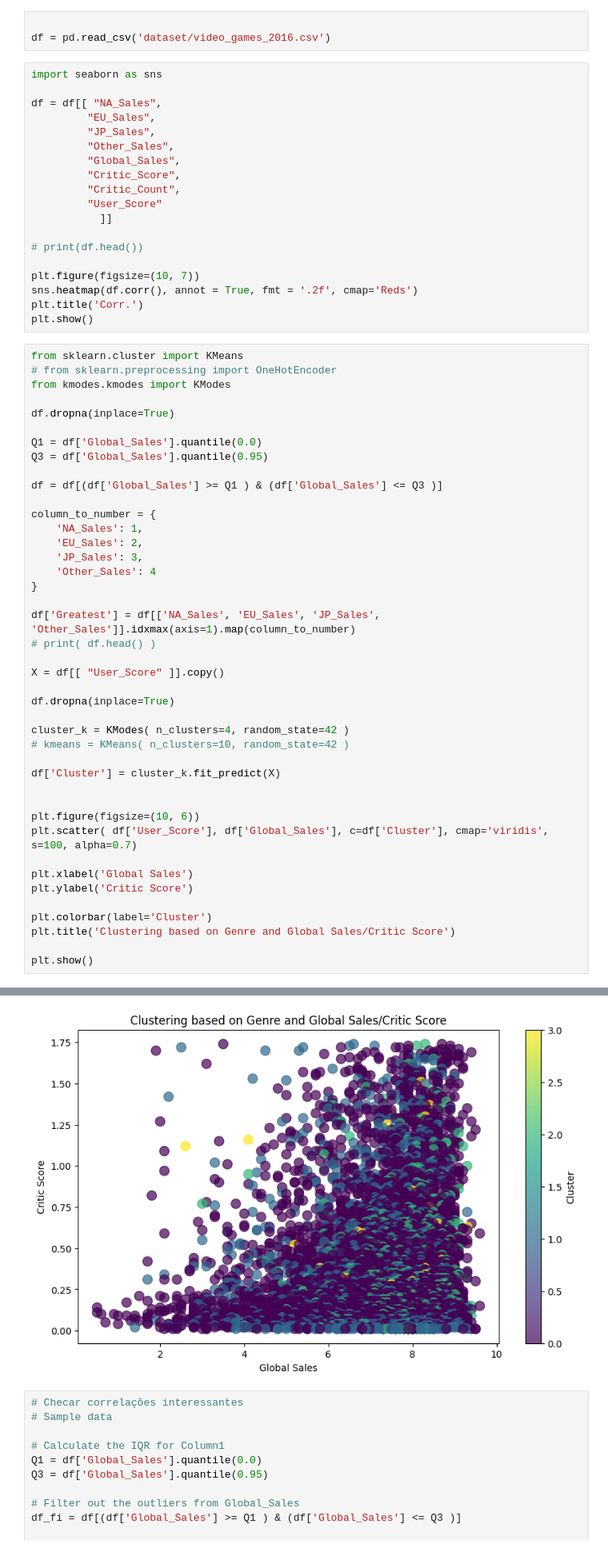
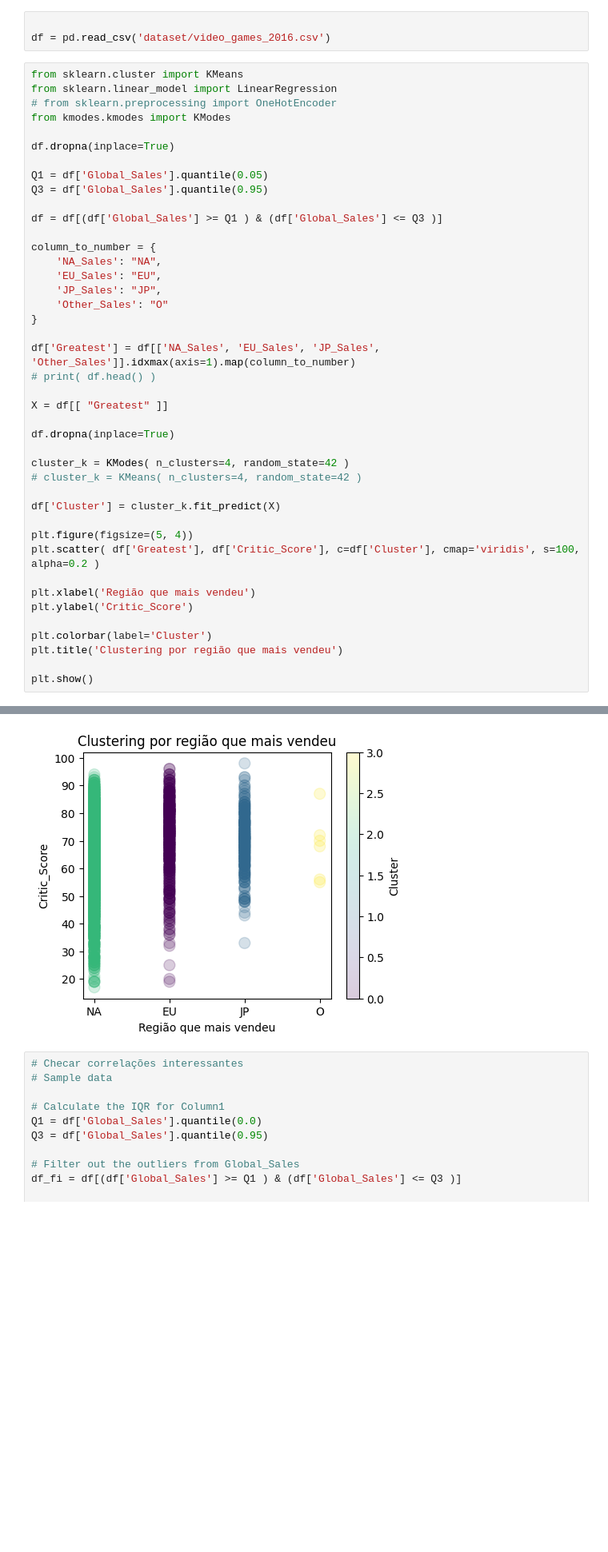
Before and after one commit to wolke412/topicos-4, a Jupyter notebook: video-game.ipynb, the cells around one changed output, grey strips where cells are left out. Shown: that part at 80% size. Cells and saved outputs as stored; diff of their text form; blank space fills up the shorter version.

```diff
--- a/video-game.ipynb
+++ b/video-game.ipynb
@@ -8,65 +8,46 @@ import matplotlib.pyplot as plt
 # %%
 
 df = pd.read_csv('dataset/video_games_2016.csv')
-# %%
-import seaborn as sns
-
-df = df[[ "NA_Sales",
-         "EU_Sales",
-         "JP_Sales",
-         "Other_Sales",
-         "Global_Sales",
-         "Critic_Score",
-         "Critic_Count",
-         "User_Score"
-           ]]
-
-# print(df.head())
-
-plt.figure(figsize=(10, 7))
-sns.heatmap(df.corr(), annot = True, fmt = '.2f', cmap='Reds')
-plt.title('Corr.')
-plt.show()
 # %%
 from sklearn.cluster import KMeans
+from sklearn.linear_model import LinearRegression
 # from sklearn.preprocessing import OneHotEncoder
 from kmodes.kmodes import KModes
 
 df.dropna(inplace=True)
 
-Q1 = df['Global_Sales'].quantile(0.0)
+Q1 = df['Global_Sales'].quantile(0.05)
 Q3 = df['Global_Sales'].quantile(0.95)
 
 df = df[(df['Global_Sales'] >= Q1 ) & (df['Global_Sales'] <= Q3 )]
 
 column_to_number = {
-    'NA_Sales': 1,
-    'EU_Sales': 2,
-    'JP_Sales': 3,
-    'Other_Sales': 4
+    'NA_Sales': "NA",
+    'EU_Sales': "EU",
+    'JP_Sales': "JP",
+    'Other_Sales': "O"
 }
 
 df['Greatest'] = df[['NA_Sales', 'EU_Sales', 'JP_Sales', 'Other_Sales']].idxmax(axis=1).map(column_to_number)
 # print( df.head() )
 
-X = df[[ "User_Score" ]].copy()
+X = df[[ "Greatest" ]]
 
 df.dropna(inplace=True)
 
 cluster_k = KModes( n_clusters=4, random_state=42 )
-# kmeans = KMeans( n_clusters=10, random_state=42 )
+# cluster_k = KMeans( n_clusters=4, random_state=42 )
 
 df['Cluster'] = cluster_k.fit_predict(X)
 
+plt.figure(figsize=(5, 4))
+plt.scatter( df['Greatest'], df['Critic_Score'], c=df['Cluster'], cmap='viridis', s=100, alpha=0.2 )
 
-plt.figure(figsize=(10, 6))
-plt.scatter( df['User_Score'], df['Global_Sales'], c=df['Cluster'], cmap='viridis', s=100, alpha=0.7)
-
-plt.xlabel('Global Sales')
-plt.ylabel('Critic Score')
+plt.xlabel('Região que mais vendeu')
+plt.ylabel('Critic_Score')
 
 plt.colorbar(label='Cluster')
-plt.title('Clustering based on Genre and Global Sales/Critic Score')
+plt.title('Clustering por região que mais vendeu')
 
 plt.show()
 # %% [output]
@@ -87,4 +54,4 @@ See the caveats in the documentation: https://pandas.pydata.org/pandas-docs/stab
-[figure, old version]
+[figure, new version]
 # %%
 # Checar correlações interessantes
 # Sample data
```
Also changed, not shown: parts of 5 cells of this notebook.
